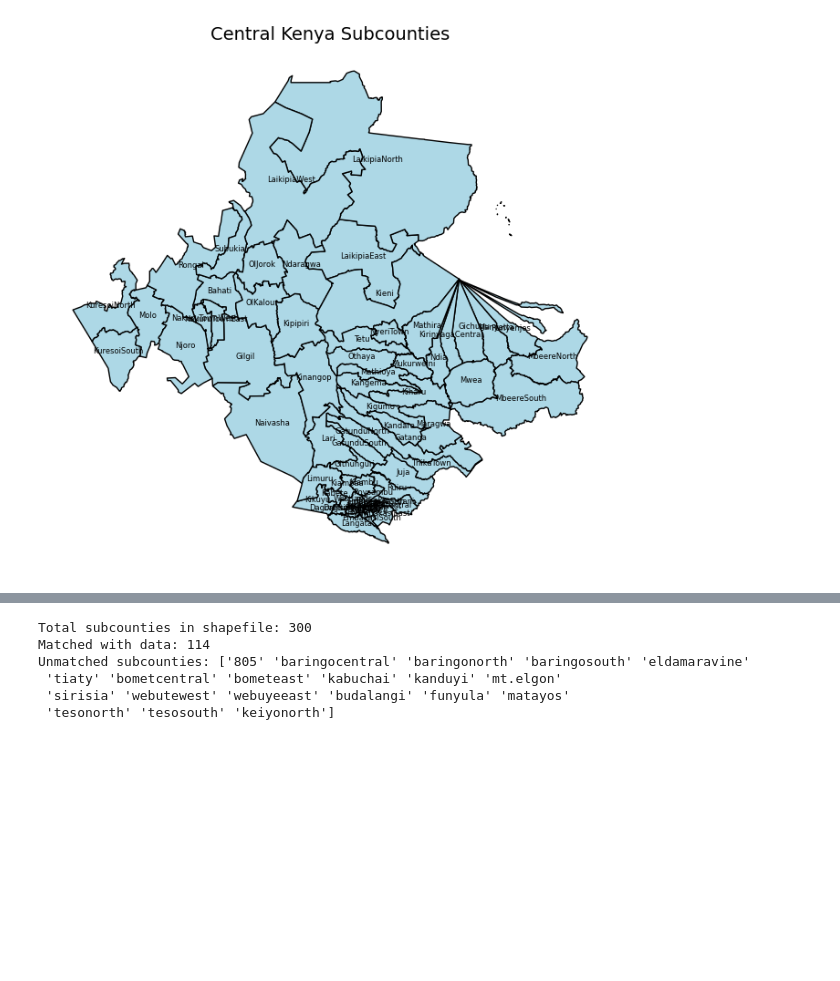
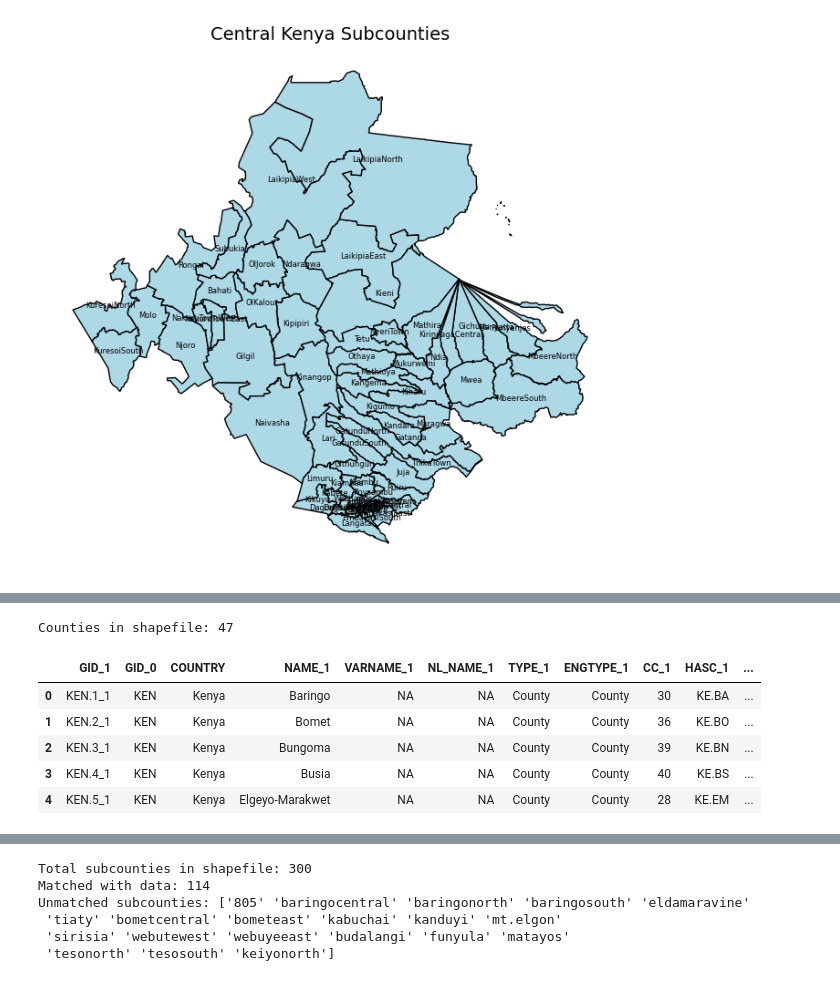
Before and after one commit to ChiriKamau/soma, a Jupyter notebook: notebooks/soma.ipynb, the cells around one changed output, grey strips where cells are left out. Saved outputs shown, nothing was run; the diff lists cells and outputs as text; code cells hidden in the pictures; blank space fills up the shorter version.

```diff
--- a/notebooks/soma.ipynb
+++ b/notebooks/soma.ipynb
@@ -134,0 +151,17 @@ plt.show()
+# %%
+import geopandas as gpd
+
+
+url = "https://geodata.ucdavis.edu/gadm/gadm4.1/json/gadm41_KEN_1.json"
+gdf = gpd.read_file(url)
+
+print("Counties in shapefile:", gdf.shape[0])
+gdf.head()
+# %% [output]
+Counties in shapefile: 47
+|  | GID_1 | GID_0 | COUNTRY | NAME_1 | VARNAME_1 | NL_NAME_1 | TYPE_1 | ENGTYPE_1 | CC_1 | HASC_1 | ... |
+| 0 | KEN.1_1 | KEN | Kenya | Baringo | NA | NA | County | County | 30 | KE.BA | ... |
+| 1 | KEN.2_1 | KEN | Kenya | Bomet | NA | NA | County | County | 36 | KE.BO | ... |
+| 2 | KEN.3_1 | KEN | Kenya | Bungoma | NA | NA | County | County | 39 | KE.BN | ... |
+| 3 | KEN.4_1 | KEN | Kenya | Busia | NA | NA | County | County | 40 | KE.BS | ... |
+| 4 | KEN.5_1 | KEN | Kenya | Elgeyo-Marakwet | NA | NA | County | County | 28 | KE.EM | ... |
```
Also changed, not shown: parts of 6 cells of this notebook.
